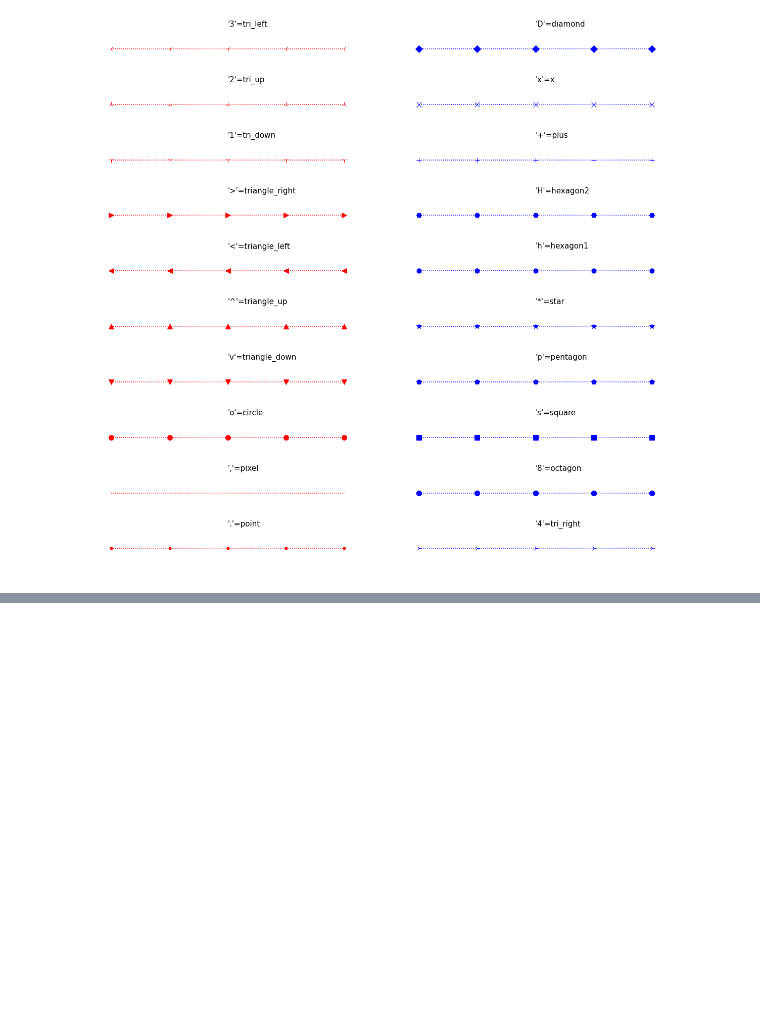
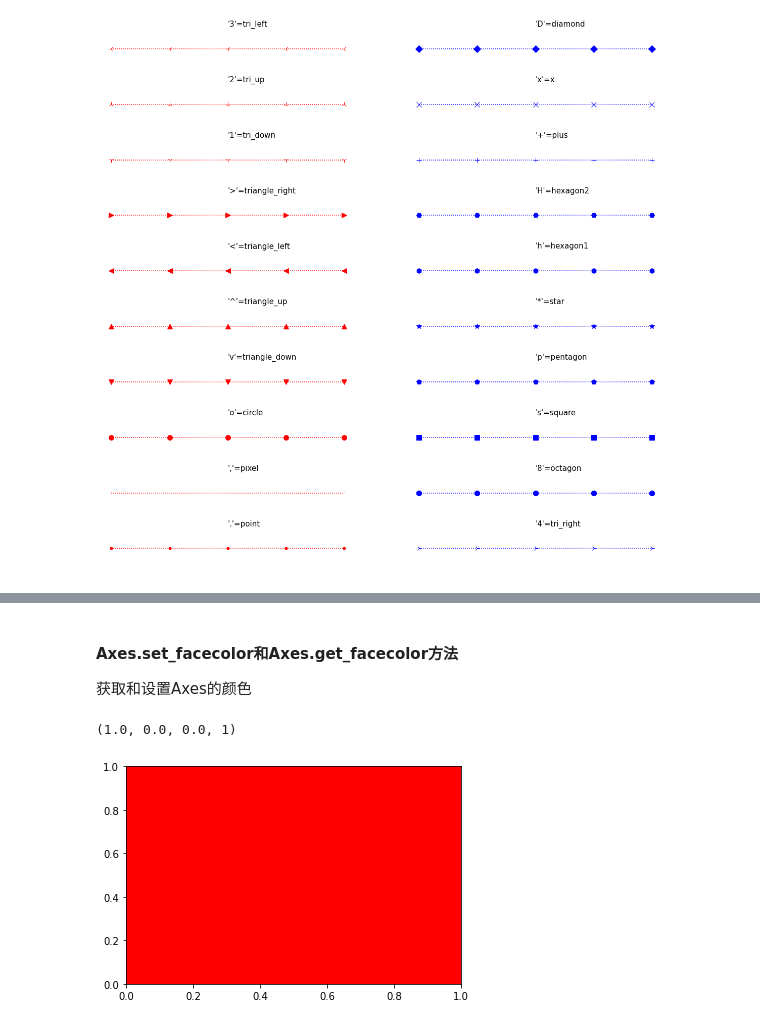
Before and after one commit to mtf0111/PythonDemo, a Jupyter notebook: demo_matplotlib.ipynb, the cells around one changed output, grey strips where cells are left out. Cells and saved outputs as stored; diff of their text form; code cells hidden in the pictures; blank space fills up the shorter version.

```diff
--- a/demo_matplotlib.ipynb
+++ b/demo_matplotlib.ipynb
@@ -178,0 +348,12 @@ plt.show()
+# %% [markdown]
+#### Axes.set_facecolor和Axes.get_facecolor方法
+获取和设置Axes的颜色
+# %%
+import matplotlib.pyplot as plt
+fig, ax = plt.subplots()
+ax.set_facecolor('r')
+print(ax.get_facecolor())
+plt.show()
+# %% [output]
+(1.0, 0.0, 0.0, 1)
+[figure, added]
```
Also changed, not shown: parts of 40 cells of this notebook.
